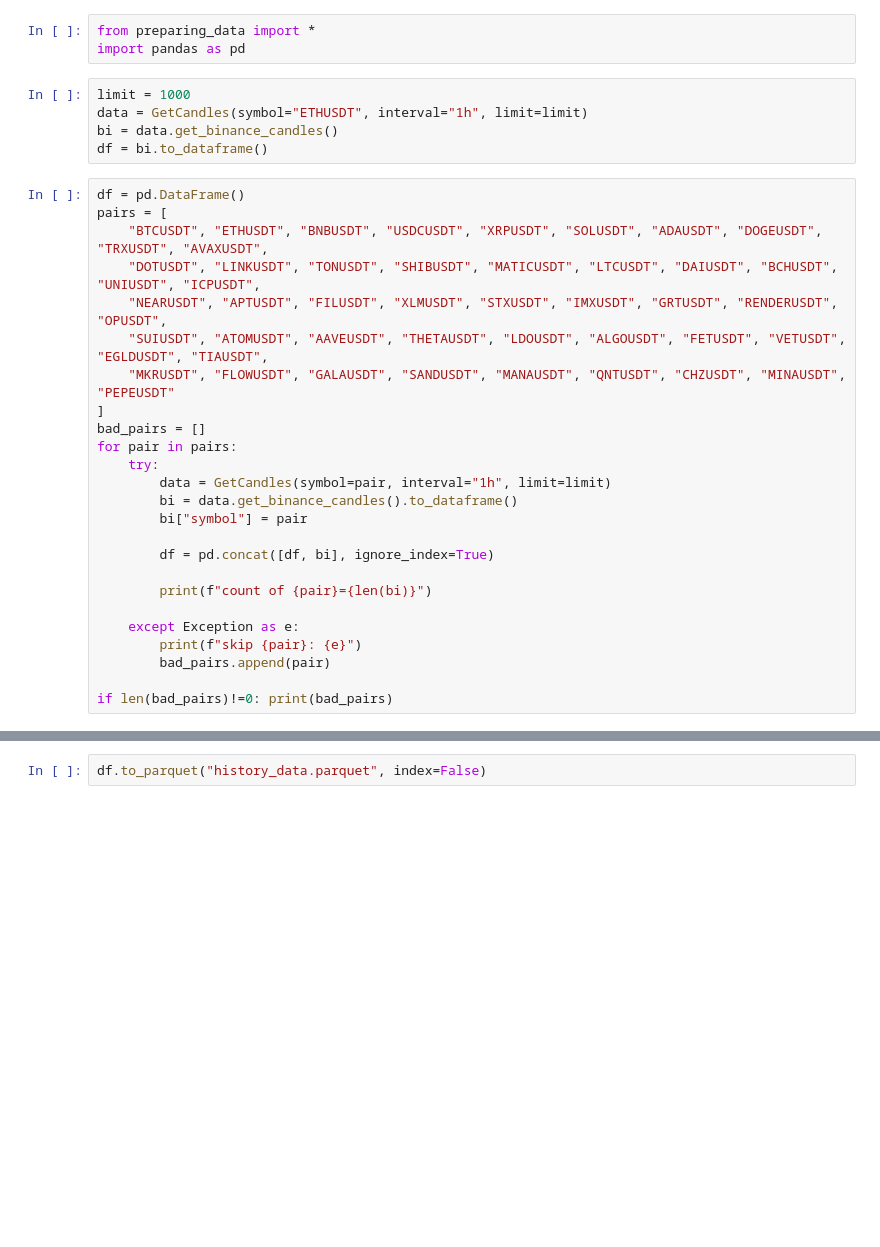
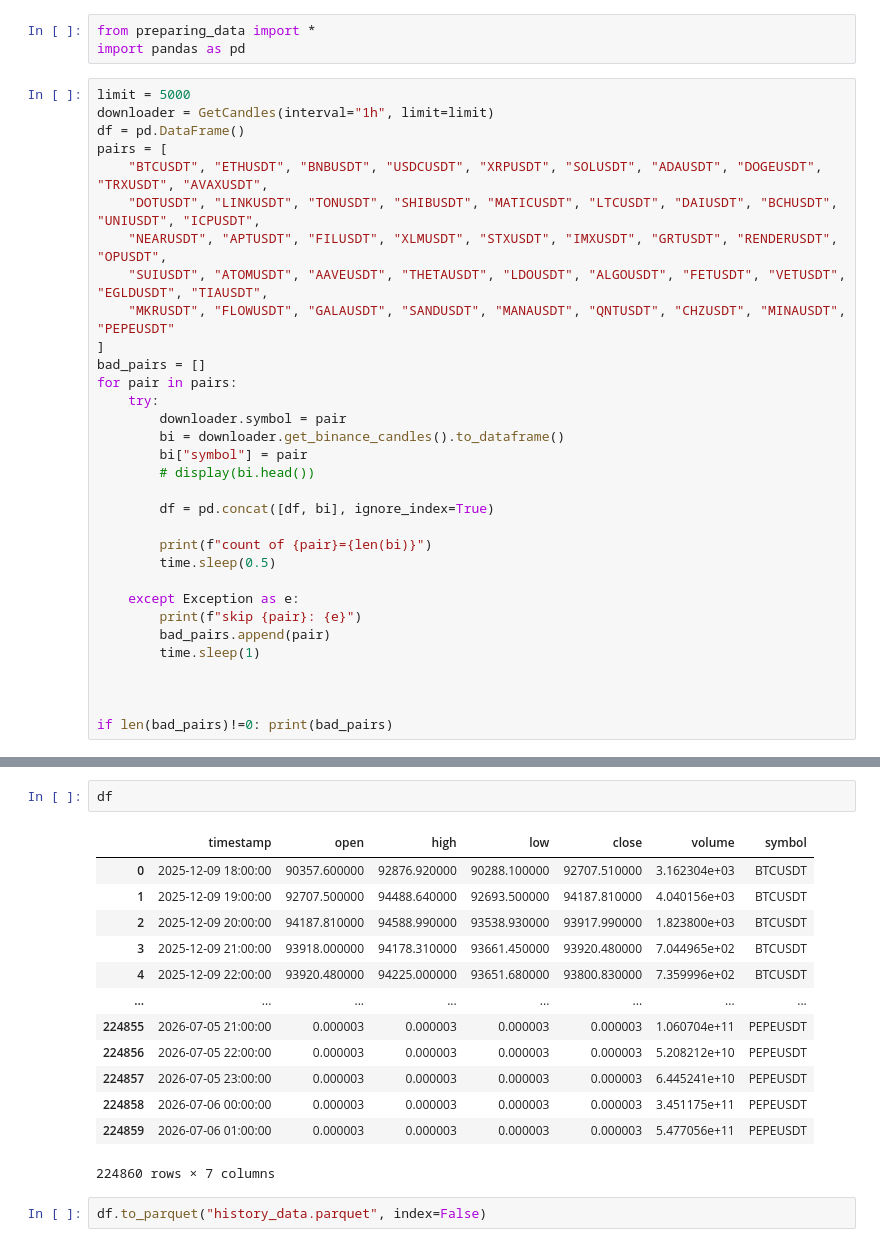
Before and after one commit to sypna504/Trading-risk-manager, a Jupyter notebook: app/ml_services/training/creating_dataframe.ipynb, the cells around one changed output, grey strips where cells are left out. Saved outputs shown, nothing was run; the diff lists cells and outputs as text; blank space fills up the shorter version.

```diff
--- a/app/ml_services/training/creating_dataframe.ipynb
+++ b/app/ml_services/training/creating_dataframe.ipynb
@@ -1,12 +1,9 @@
 # %%
 from preparing_data import *
 import pandas as pd
-# %%
-limit = 1000
-data = GetCandles(symbol="ETHUSDT", interval="1h", limit=limit)
-bi = data.get_binance_candles()
-df = bi.to_dataframe()
 # %%
+limit = 5000
+downloader = GetCandles(interval="1h", limit=limit)
 df = pd.DataFrame()
 pairs = [
     "BTCUSDT", "ETHUSDT", "BNBUSDT", "USDCUSDT", "XRPUSDT", "SOLUSDT", "ADAUSDT", "DOGEUSDT", "TRXUSDT", "AVAXUSDT",
@@ -18,17 +15,22 @@ pairs = [
 bad_pairs = []
 for pair in pairs:
     try:
-        data = GetCandles(symbol=pair, interval="1h", limit=limit)
-        bi = data.get_binance_candles().to_dataframe()
+        downloader.symbol = pair
+        bi = downloader.get_binance_candles().to_dataframe()
         bi["symbol"] = pair
+        # display(bi.head())
 
         df = pd.concat([df, bi], ignore_index=True)
 
         print(f"count of {pair}={len(bi)}")
+        time.sleep(0.5)
 
     except Exception as e:
         print(f"skip {pair}: {e}")
         bad_pairs.append(pair)
+        time.sleep(1)
+
+
 
 if len(bad_pairs)!=0: print(bad_pairs)
 # %% [output]
@@ -52,2 +54,18 @@ count of PEPEUSDT=1000
+# %%
+df
+# %% [output]
+|  | timestamp | open | high | low | close | volume | symbol |
+| 0 | 2025-12-09 18:00:00 | 90357.600000 | 92876.920000 | 90288.100000 | 92707.510000 | 3.162304e+03 | BTCUSDT |
+| 1 | 2025-12-09 19:00:00 | 92707.500000 | 94488.640000 | 92693.500000 | 94187.810000 | 4.040156e+03 | BTCUSDT |
+| 2 | 2025-12-09 20:00:00 | 94187.810000 | 94588.990000 | 93538.930000 | 93917.990000 | 1.823800e+03 | BTCUSDT |
+| 3 | 2025-12-09 21:00:00 | 93918.000000 | 94178.310000 | 93661.450000 | 93920.480000 | 7.044965e+02 | BTCUSDT |
+| 4 | 2025-12-09 22:00:00 | 93920.480000 | 94225.000000 | 93651.680000 | 93800.830000 | 7.359996e+02 | BTCUSDT |
+| ... | ... | ... | ... | ... | ... | ... | ... |
+| 224855 | 2026-07-05 21:00:00 | 0.000003 | 0.000003 | 0.000003 | 0.000003 | 1.060704e+11 | PEPEUSDT |
+| 224856 | 2026-07-05 22:00:00 | 0.000003 | 0.000003 | 0.000003 | 0.000003 | 5.208212e+10 | PEPEUSDT |
+| 224857 | 2026-07-05 23:00:00 | 0.000003 | 0.000003 | 0.000003 | 0.000003 | 6.445241e+10 | PEPEUSDT |
+| 224858 | 2026-07-06 00:00:00 | 0.000003 | 0.000003 | 0.000003 | 0.000003 | 3.451175e+11 | PEPEUSDT |
+| 224859 | 2026-07-06 01:00:00 | 0.000003 | 0.000003 | 0.000003 | 0.000003 | 5.477056e+11 | PEPEUSDT |
+224860 rows × 7 columns
 # %%
 df.to_parquet("history_data.parquet", index=False)
```
Also changed, not shown: parts of 1 cell of this notebook, 9 other files.
